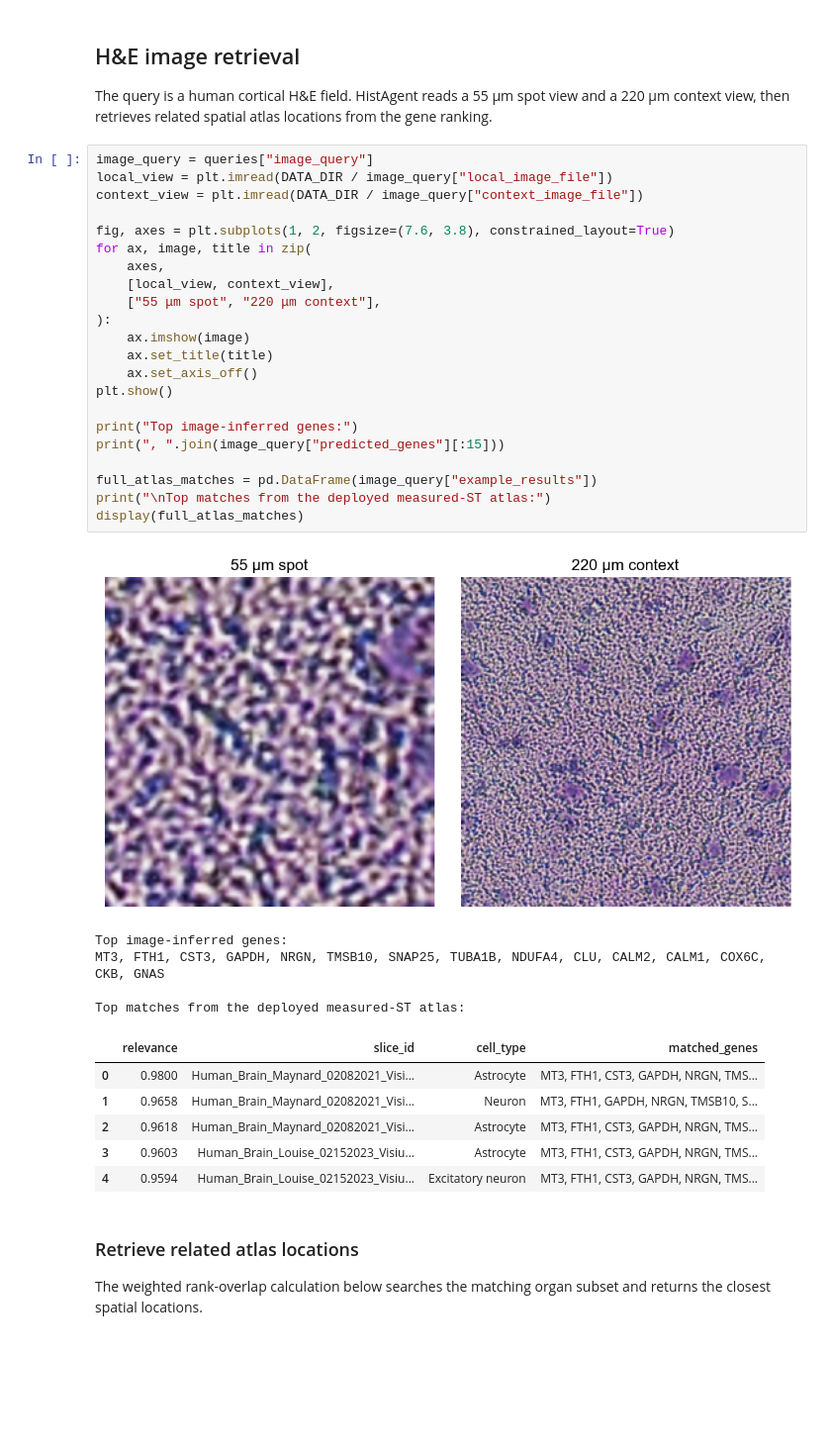
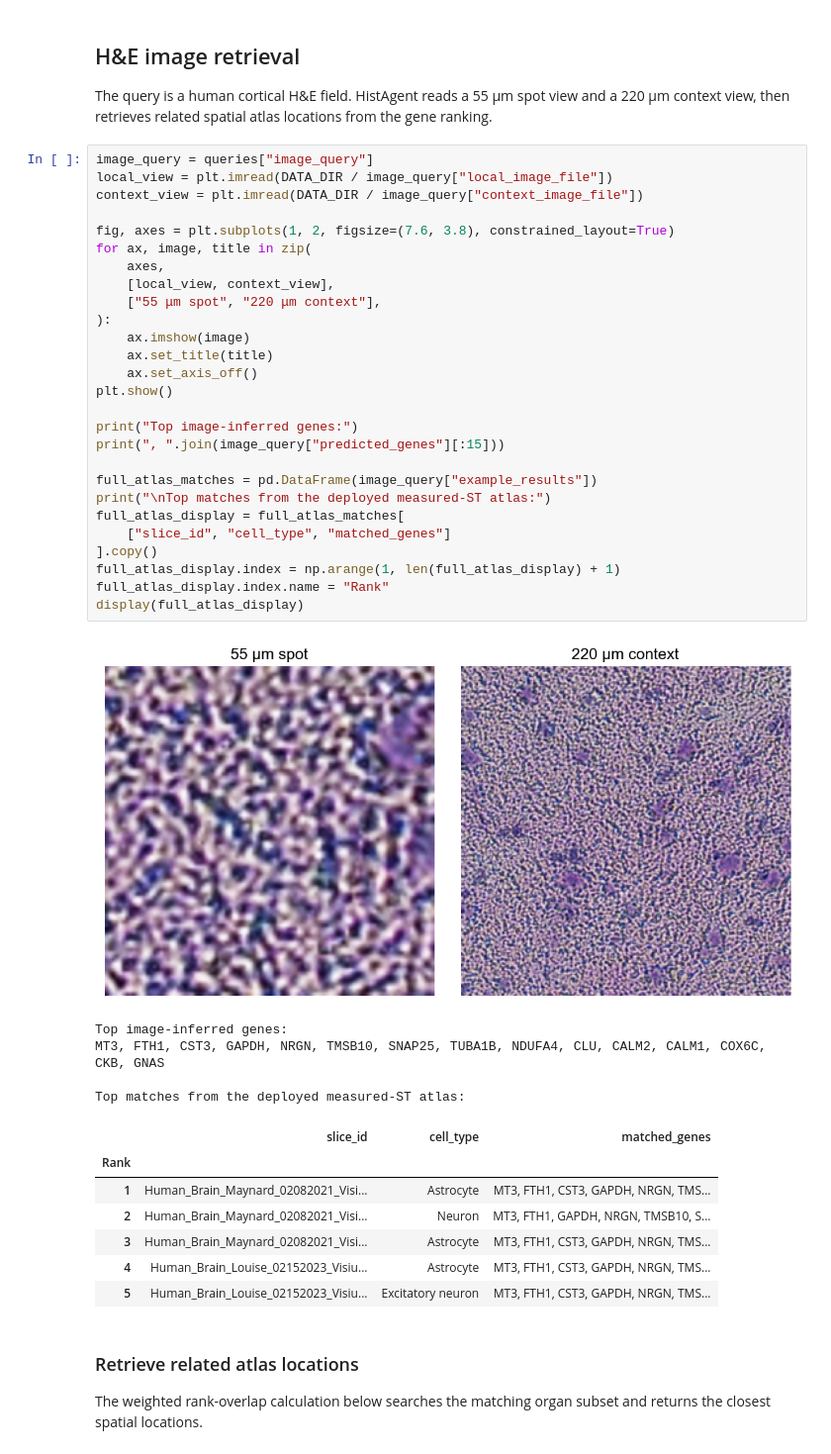
Before and after one commit to zipging/zipging.github.io, a Jupyter notebook: HistAgent/notebooks/st_atlas_retrieval.ipynb, the cells around one changed output. Shown at 99% size. Drawn from its saved outputs; the diff is of its cells as text; blank space fills up the shorter version.

```diff
--- a/HistAgent/notebooks/st_atlas_retrieval.ipynb
+++ b/HistAgent/notebooks/st_atlas_retrieval.ipynb
@@ -161,37 +171,43 @@ The query is a human cortical H&E field. HistAgent reads a 55 μm spot view and
 # %%
 image_query = queries["image_query"]
 local_view = plt.imread(DATA_DIR / image_query["local_image_file"])
 context_view = plt.imread(DATA_DIR / image_query["context_image_file"])
 
 fig, axes = plt.subplots(1, 2, figsize=(7.6, 3.8), constrained_layout=True)
 for ax, image, title in zip(
     axes,
     [local_view, context_view],
     ["55 μm spot", "220 μm context"],
 ):
     ax.imshow(image)
     ax.set_title(title)
     ax.set_axis_off()
 plt.show()
 
 print("Top image-inferred genes:")
 print(", ".join(image_query["predicted_genes"][:15]))
 
 full_atlas_matches = pd.DataFrame(image_query["example_results"])
 print("\nTop matches from the deployed measured-ST atlas:")
-display(full_atlas_matches)
+full_atlas_display = full_atlas_matches[
+    ["slice_id", "cell_type", "matched_genes"]
+].copy()
+full_atlas_display.index = np.arange(1, len(full_atlas_display) + 1)
+full_atlas_display.index.name = "Rank"
+display(full_atlas_display)
 # %% [output]
 [figure]
 Top image-inferred genes:
 MT3, FTH1, CST3, GAPDH, NRGN, TMSB10, SNAP25, TUBA1B, NDUFA4, CLU, CALM2, CALM1, COX6C, CKB, GNAS
 
 Top matches from the deployed measured-ST atlas:
-|  | relevance | slice_id | cell_type | matched_genes |
-| 0 | 0.9800 | Human_Brain_Maynard_02082021_Visi... | Astrocyte | MT3, FTH1, CST3, GAPDH, NRGN, TMS... |
-| 1 | 0.9658 | Human_Brain_Maynard_02082021_Visi... | Neuron | MT3, FTH1, GAPDH, NRGN, TMSB10, S... |
-| 2 | 0.9618 | Human_Brain_Maynard_02082021_Visi... | Astrocyte | MT3, FTH1, CST3, GAPDH, NRGN, TMS... |
-| 3 | 0.9603 | Human_Brain_Louise_02152023_Visiu... | Astrocyte | MT3, FTH1, CST3, GAPDH, NRGN, TMS... |
-| 4 | 0.9594 | Human_Brain_Louise_02152023_Visiu... | Excitatory neuron | MT3, FTH1, CST3, GAPDH, NRGN, TMS... |
+|  | slice_id | cell_type | matched_genes |
+| Rank |  |  |  |
+| 1 | Human_Brain_Maynard_02082021_Visi... | Astrocyte | MT3, FTH1, CST3, GAPDH, NRGN, TMS... |
+| 2 | Human_Brain_Maynard_02082021_Visi... | Neuron | MT3, FTH1, GAPDH, NRGN, TMSB10, S... |
+| 3 | Human_Brain_Maynard_02082021_Visi... | Astrocyte | MT3, FTH1, CST3, GAPDH, NRGN, TMS... |
+| 4 | Human_Brain_Louise_02152023_Visiu... | Astrocyte | MT3, FTH1, CST3, GAPDH, NRGN, TMS... |
+| 5 | Human_Brain_Louise_02152023_Visiu... | Excitatory neuron | MT3, FTH1, CST3, GAPDH, NRGN, TMS... |
 # %% [markdown]
 ### Retrieve related atlas locations
 
```
Also changed, not shown: parts of 3 cells of this notebook, 17 other files.
